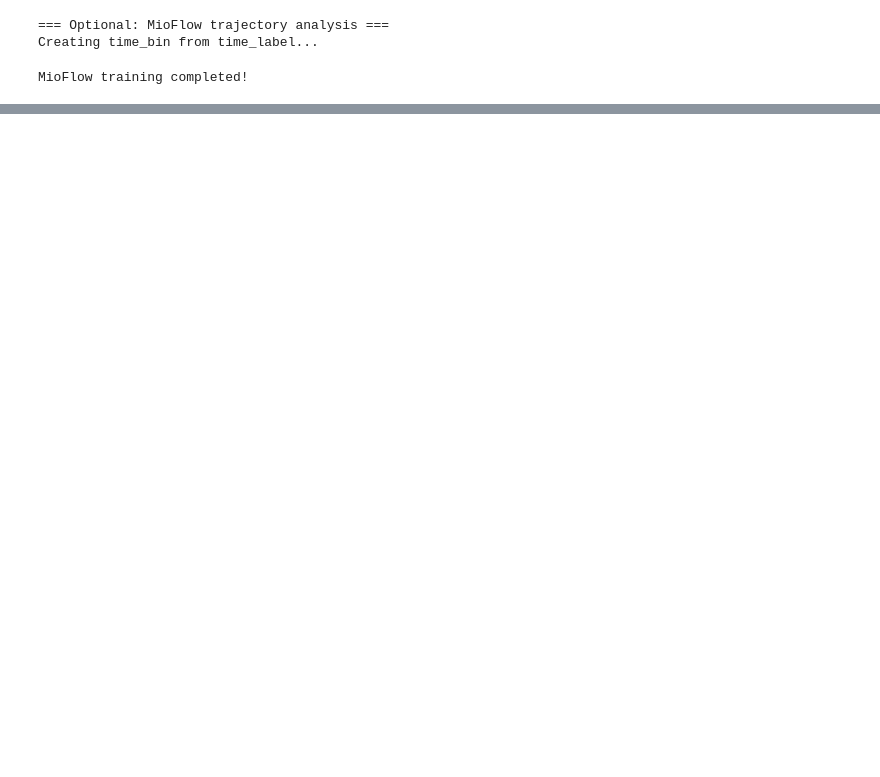
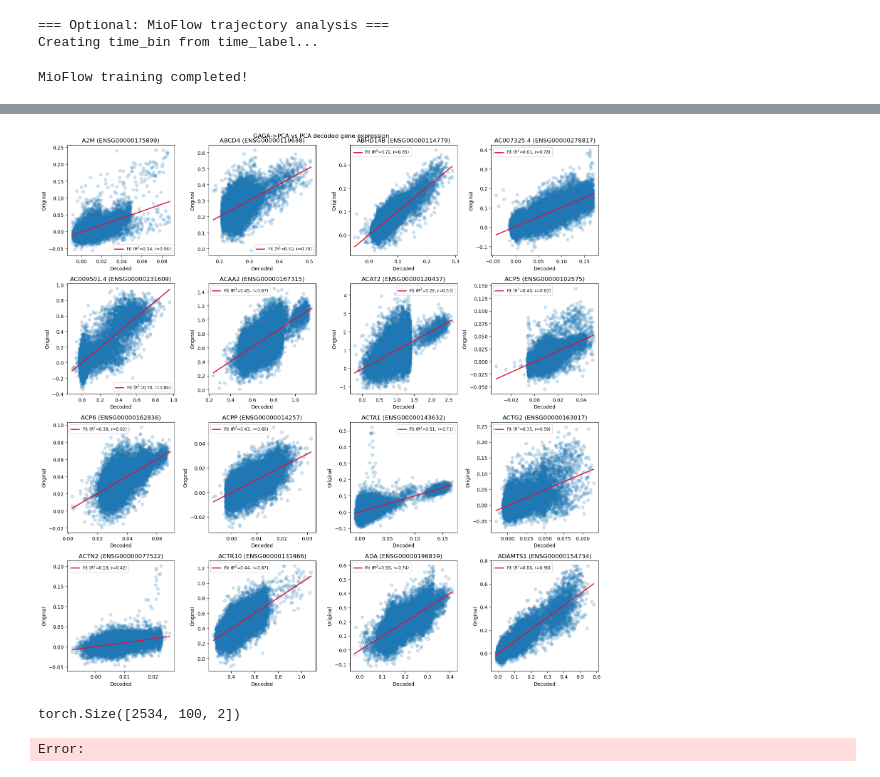
Before and after one commit to xingzhis/mioflow-lite, a Jupyter notebook: notebooks/eb.ipynb, the cells around one changed output, grey strips where cells are left out. Saved outputs shown, nothing was run; the diff lists cells and outputs as text; code cells hidden in the pictures; blank space fills up the shorter version.

```diff
--- a/notebooks/eb.ipynb
+++ b/notebooks/eb.ipynb
@@ -318,0 +349,3 @@ plt.show()
+# %%
+X_recon = (decoded @ adata.varm['PCs'].T) + adata.X.mean(axis=0)
+X_recon_pca = (adata.obsm['X_pca'] @ adata.varm['PCs'].T) + adata.X.mean(axis=0)
@@ -318,0 +357,61 @@ plt.show()
+# %%
+from sklearn.linear_model import LinearRegression
+from sklearn.metrics import r2_score
+from scipy.stats import pearsonr
+
+# Always make a 4x4 (16) grid of square subplots
+n_panels = 16
+n_rows, n_cols = 4, 4
+
+# If fewer than 16 genes provided, select the first ones or pad with -1 for blanks
+plot_idxs = list(idx[:n_panels]) if len(idx) >= n_panels else list(idx) + [-1] * (n_panels - len(idx))
+
+fig, axs = plt.subplots(n_rows, n_cols, figsize=(4 * n_cols, 4 * n_rows))  # square aspect, 4" per panel
+axs = np.array(axs).reshape(-1)  # flatten grid for easy looping
+
+for j, i in enumerate(plot_idxs):
+    ax = axs[j]
+    if i == -1:
+        ax.axis('off')
+        continue
+
+    x_decoded = np.asarray(X_recon[:, i]).ravel()
+    x_orig = np.asarray(X_recon_pca[:, i]).ravel()
+    minlen = min(len(x_decoded), len(x_orig))
+
+    if len(x_decoded) != len(x_orig):
+        print(f"Warning: Length mismatch for gene idx {i}: decoded={len(x_decoded)}, orig={len(x_orig)}. Truncating to minlen={minlen}.")
+
+    xd = x_decoded[:minlen].reshape(-1, 1)
+    xo = x_orig[:minlen].reshape(-1, 1)
+    ax.scatter(xd, xo, alpha=0.2)
+
+    # Fit linear regression (decoded as X, original as y)
+    reg = LinearRegression()
+    reg.fit(xd, xo)
+    xo_pred = reg.predict(xd)
+    r2 = r2_score(xo, xo_pred)
+
+    # Compute Pearson correlation
+    pearson_corr, pearson_p = pearsonr(xd.ravel(), xo.ravel())
+
+    # Draw regression line
+    x_line = np.linspace(xd.min(), xd.max(), 100).reshape(-1, 1)
+    y_line = reg.predict(x_line)
+    ax.plot(x_line, y_line, color='crimson', linewidth=2, label=f'Fit (R$^2$={r2:.2f}, r={pearson_corr:.2f})')
+
+    ax.set_xlabel('Decoded')
+    ax.set_ylabel('Original')
+    if hasattr(adata.var_names, '__getitem__'):
+        ax.set_title(f'{adata.var_names[i]}')
+    else:
+        ax.set_title(f'Gene {i}')
+    ax.legend(fontsize='small')
+
+for k in range(len(plot_idxs), len(axs)):
+    axs[k].axis('off')
+plt.suptitle('GAGA->PCA vs PCA decoded gene expression')
+plt.tight_layout()
+plt.show()
+# %% [output]
+[figure, added]
@@ -318,0 +439,5 @@ plt.show()
+# %%
+print(traj.shape)
+# %% [output]
+torch.Size([2534, 100, 2])
+Error:
```
Also changed, not shown: parts of 14 cells of this notebook.
